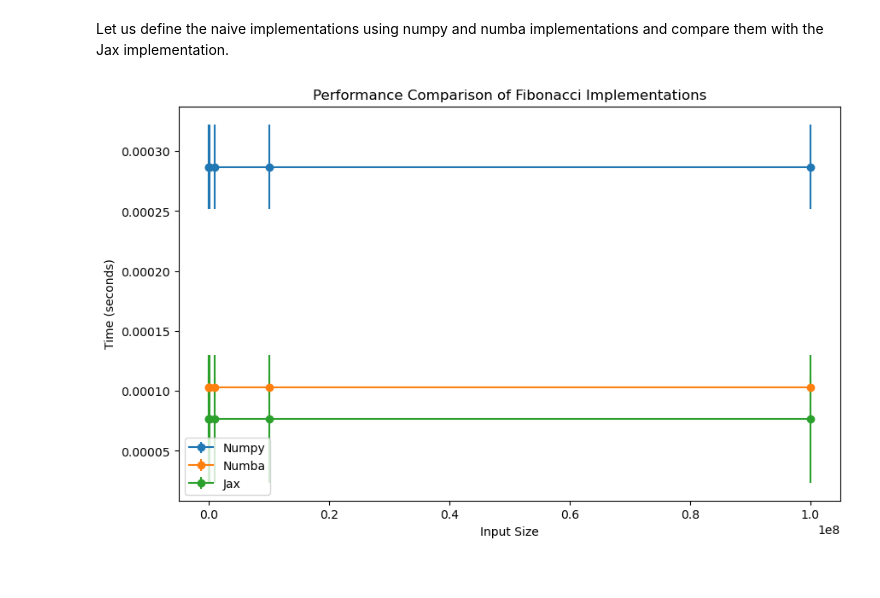
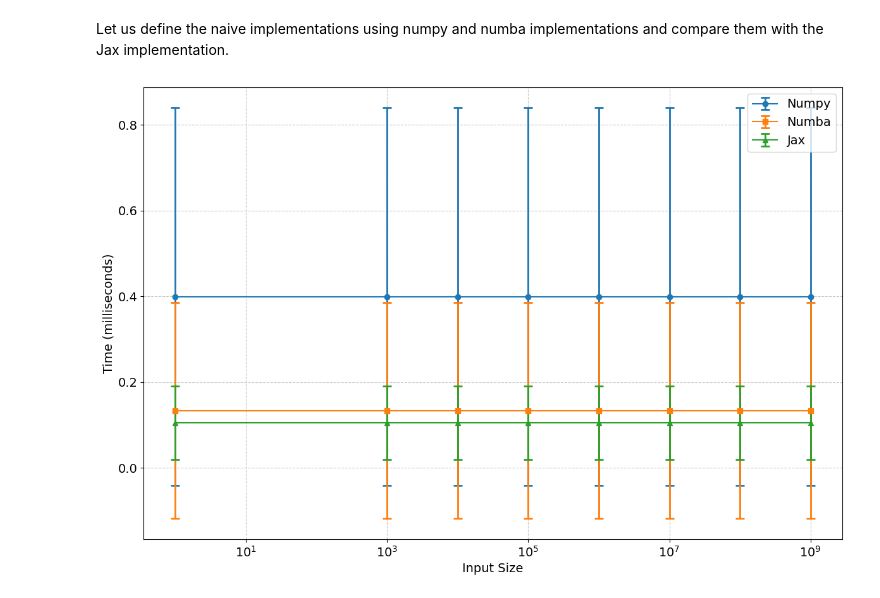
Before and after one commit to munozariasjm/efficient-fibonacci, a Jupyter notebook: notebooks/efficient_implementation.ipynb, the cells around one changed output. Saved outputs shown, nothing was run; the diff lists cells and outputs as text; code cells hidden in the pictures.

Commit message:
Improved comparison of the two implementations

```diff
--- a/notebooks/efficient_implementation.ipynb
+++ b/notebooks/efficient_implementation.ipynb
@@ -53,7 +53,7 @@ def benchmark_fibonacci(ns: list):
     jax_time = timeit.timeit(lambda: [jax_fibonacci(int(n)) for n in ns], number=1)
     return numpy_time, numba_time, jax_time
 
-input_sizes = np.arange(1e4, 1e7, 1e3)
+input_sizes = [1, 1_000, 10_000, 100_000, 1_000_000, 10_000_000, 100_000_000, 1_000_000_000]
 numpy_times, numba_times, jax_times = [], [], []
 
 trials = 1_000
@@ -66,31 +66,30 @@ for _ in range(trials):
 # %%
 numpy_mean = np.mean(numpy_times)
 numba_mean = np.mean(numba_times)
 jax_mean = np.mean(jax_times)
 numpy_std = np.std(numpy_times)
 numba_std = np.std(numba_times)
 jax_std = np.std(jax_times)
 
 numpy_mean *= 1000
 numba_mean *= 1000
 jax_mean *= 1000
 numpy_std *= 1000
 numba_std *= 1000
 jax_std *= 1000
 
-plt.figure(figsize=(12, 8))
+fig, ax = plt.subplots(figsize=(12, 8))
 plt.errorbar(input_sizes, [numpy_mean]*len(input_sizes), yerr=[numpy_std]*len(input_sizes), label='Numpy', fmt='-o', capsize=5, capthick=2, elinewidth=2)
 plt.errorbar(input_sizes, [numba_mean]*len(input_sizes), yerr=[numba_std]*len(input_sizes), label='Numba', fmt='-s', capsize=5, capthick=2, elinewidth=2)
 plt.errorbar(input_sizes, [jax_mean]*len(input_sizes), yerr=[jax_std]*len(input_sizes), label='Jax', fmt='-^', capsize=5, capthick=2, elinewidth=2)
-
+ax.set_xscale('log')
 plt.xlabel('Input Size', fontsize=14)
 plt.ylabel('Time (milliseconds)', fontsize=14)
-plt.title('Performance Comparison of Fibonacci Implementations', fontsize=16)
-plt.legend(fontsize=12)
 plt.grid(True, linestyle='--', alpha=0.7)
-plt.xticks(fontsize=12)
-plt.yticks(fontsize=12)
+ax.legend(fontsize=14)
+plt.xticks(fontsize=14)
+plt.yticks(fontsize=14)
 plt.tight_layout()
 plt.show()
 # %% [output]
-[figure, old version]
+[figure, new version]
```
Also changed, not shown: 1 other file.
